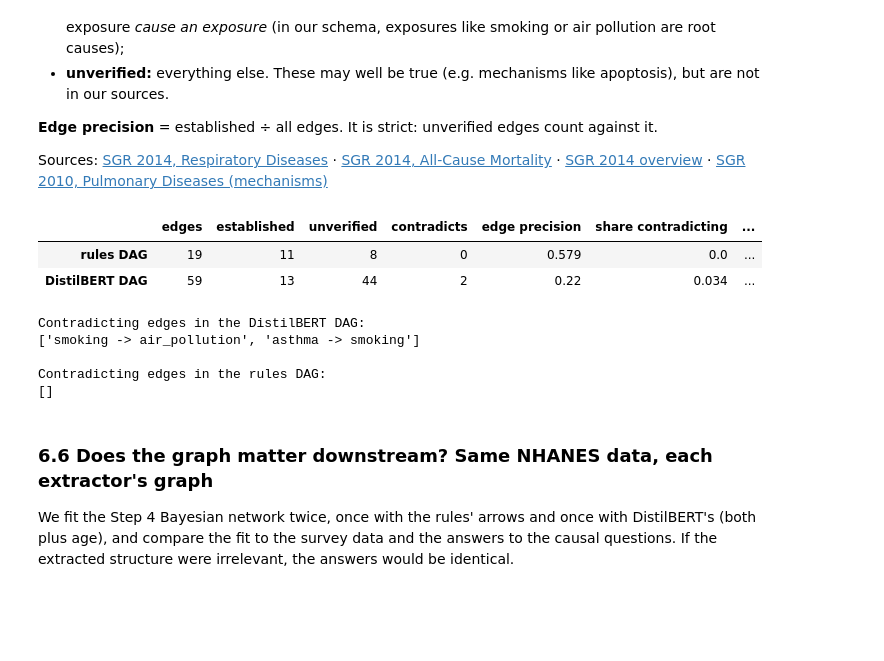
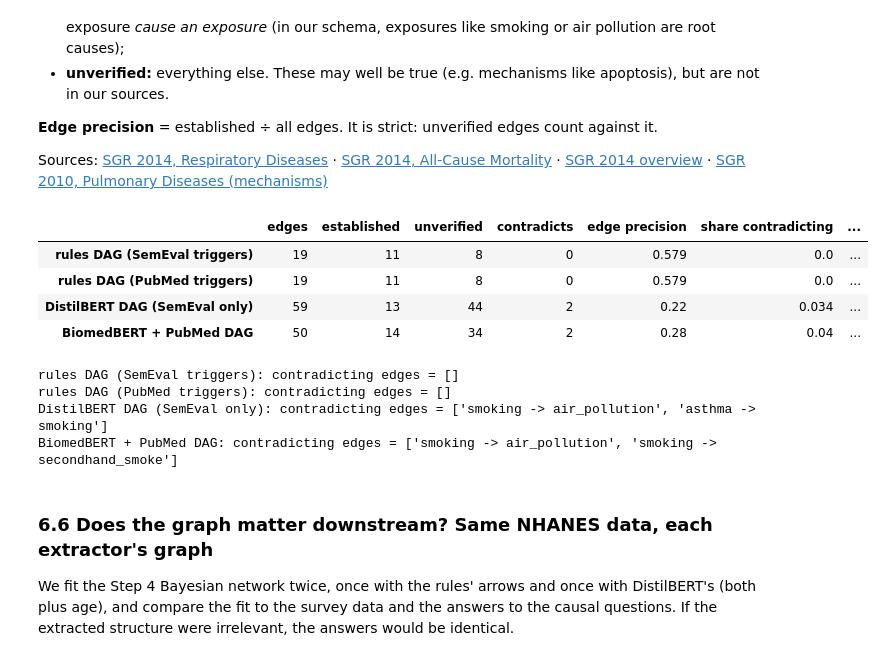
Before and after one commit to 111-DEBUG-111/Neuro-Symbolic-Causal-Inference-via-Language-Model-Knowledge-Extraction-and-Bayesian-Networks, a Jupyter notebook: causal_nlp.ipynb, the cells around one changed output. Cells and saved outputs as stored; diff of their text form; code cells hidden in the pictures; blank space fills up the shorter version.

```diff
--- a/causal_nlp.ipynb
+++ b/causal_nlp.ipynb
@@ -1636,0 +1831,5 @@ a reference list of known causal facts, and a check of the causal queries.
+# %%
+BIOMED_NAME = "microsoft/BiomedNLP-BiomedBERT-base-uncased-abstract"
+biomed_tok_plain = AutoTokenizer.from_pretrained(BIOMED_NAME)
+pd.DataFrame({w: {"DistilBERT (general English)": " ".join(tokenizer.tokenize(w)), "BiomedBERT (PubMed)": " ".join(biomed_tok_plain.tokenize(w))}
+              for w in ["emphysema", "bronchiectasis", "chronic obstructive pulmonary disease", "apoptosis"]}).T
@@ -1636,0 +1942,21 @@ a reference list of known causal facts, and a check of the causal queries.
+# %%
+for name, (tok, model) in fixed.items():
+    col = FIXED_MODELS[name][2]
+    pairs[f"{col}_pred"], pairs[f"{col}_conf"] = predict(model, pairs.tagged, tok=tok)
+    test_rows = df.split == "test"
+    df.loc[test_rows, f"{col}_pred"], df.loc[test_rows, f"{col}_conf"] = predict(model, df[test_rows].tagged, tok=tok)
+    pm_train[f"{col}_pred"] = pairs.loc[pm_train.index, f"{col}_pred"]
+pm_train["bert_pred"] = pairs.loc[pm_train.index, "bert_pred"]
+
+EXTRACTORS = {   # display name -> prediction column in `pairs`
+    "rules (SemEval triggers)": "rules_pred",
+    "rules (PubMed triggers)": "rules_pm_pred",
+    "DistilBERT (SemEval only)": "bert_pred",
+    "DistilBERT + PubMed": "dpm_pred",
+    "BiomedBERT + PubMed": "bio_pred",
+}
+pm_va = pm_train[pm_train.pm_split == "val"]
+pm_val_scores = pd.DataFrame({name: score(pm_va.label, pm_va[col]) for name, col in EXTRACTORS.items()}).T
+BEST_DL = pm_val_scores.loc[list(FIXED_MODELS)].f1.astype(float).idxmax()
+print("DL model chosen on PubMed validation:", BEST_DL)
+pm_val_scores
@@ -1636,0 +2009,9 @@ a reference list of known causal facts, and a check of the causal queries.
+# %%
+BEST_COL = FIXED_MODELS[BEST_DL][2]
+G_rpm_raw, dag_rules_pm, cycle_log_rules_pm = pubmed_dag("rules_pm_pred", None, "rules", Path("data/review/edges_rules_pubmed.csv"))
+G_fix_raw, dag_fixed, cycle_log_fixed = pubmed_dag(f"{BEST_COL}_pred", f"{BEST_COL}_conf", BEST_COL,
+                                                   Path(f"data/review/edges_{BEST_DL.split()[0].lower()}_pubmed.csv"))
+pd.DataFrame({"DistilBERT (SemEval only)": [G_bert_raw.number_of_edges(), len(cycle_log_bert), dag_bert.number_of_edges()],
+              "rules (PubMed triggers)": [G_rpm_raw.number_of_edges(), len(cycle_log_rules_pm), dag_rules_pm.number_of_edges()],
+              BEST_DL: [G_fix_raw.number_of_edges(), len(cycle_log_fixed), dag_fixed.number_of_edges()]},
+             index=["raw edges", "removed to break cycles", "final DAG edges"])
@@ -1845,47 +2228,48 @@ ESTABLISHED = {
     ("oxidative_stress", "copd"): "SGR 2010: oxidative stress has a role in causing COPD",
     ("smoking", "inflammation"): "SGR 2010: inflammation is a mechanism of smoking-caused disease",
     ("smoking", "infection"): "SGR 2014: smoking causes increased risk of tuberculosis",
     ("smoking", "exacerbations"): "SGR 2014: smoking causes asthma exacerbation in adults",
     ("copd", "mortality"): "SGR 2014: COPD mortality",
     ("emphysema", "mortality"): "SGR 2014: COPD (incl. emphysema) mortality",
     ("chronic_bronchitis", "mortality"): "SGR 2014: COPD (incl. chronic bronchitis) mortality",
     ("lung_cancer", "mortality"): "SGR 2014: lung cancer deaths",
 }
 
 
 def judge_edge(u, v):
     if (u, v) in ESTABLISHED:
         return "established"
     if (v, u) in ESTABLISHED or u == "mortality" or v in EXPOSURES:
         return "contradicts"
     return "unverified"
 
 
 def graph_report(dag):
     verdicts = pd.Series([judge_edge(u, v) for u, v in dag.edges])
     counts = verdicts.value_counts().reindex(["established", "unverified", "contradicts"], fill_value=0)
     return {"edges": dag.number_of_edges(), **counts.to_dict(), "edge precision": round(counts["established"] / len(verdicts), 3),
             "share contradicting": round(counts["contradicts"] / len(verdicts), 3),
             "established facts recovered": f"{counts['established']} of {len(ESTABLISHED)}"}
 
 
-graph_scores = pd.DataFrame({"rules DAG": graph_report(dag_rules), "DistilBERT DAG": graph_report(dag_bert)}).T
+ALL_DAGS = {"rules DAG (SemEval triggers)": dag_rules, "rules DAG (PubMed triggers)": dag_rules_pm,
+            "DistilBERT DAG (SemEval only)": dag_bert, f"{BEST_DL} DAG": dag_fixed}
+graph_scores = pd.DataFrame({name: graph_report(d) for name, d in ALL_DAGS.items()}).T
 graph_scores
 # %% [output]
 |  | edges | established | unverified | contradicts | edge precision | share contradicting | ... |
-| rules DAG | 19 | 11 | 8 | 0 | 0.579 | 0.0 | ... |
-| DistilBERT DAG | 59 | 13 | 44 | 2 | 0.22 | 0.034 | ... |
+| rules DAG (SemEval triggers) | 19 | 11 | 8 | 0 | 0.579 | 0.0 | ... |
+| rules DAG (PubMed triggers) | 19 | 11 | 8 | 0 | 0.579 | 0.0 | ... |
+| DistilBERT DAG (SemEval only) | 59 | 13 | 44 | 2 | 0.22 | 0.034 | ... |
+| BiomedBERT + PubMed DAG | 50 | 14 | 34 | 2 | 0.28 | 0.04 | ... |
 # %%
-print("Contradicting edges in the DistilBERT DAG:")
-print([f"{u} -> {v}" for u, v in dag_bert.edges if judge_edge(u, v) == "contradicts"])
-print("\nContradicting edges in the rules DAG:")
-print([f"{u} -> {v}" for u, v in dag_rules.edges if judge_edge(u, v) == "contradicts"])
+for name, d in ALL_DAGS.items():
+    print(f"{name}: contradicting edges =", [f"{u} -> {v}" for u, v in d.edges if judge_edge(u, v) == "contradicts"])
 # %% [output]
-Contradicting edges in the DistilBERT DAG:
-['smoking -> air_pollution', 'asthma -> smoking']
-
-Contradicting edges in the rules DAG:
-[]
+rules DAG (SemEval triggers): contradicting edges = []
+rules DAG (PubMed triggers): contradicting edges = []
+DistilBERT DAG (SemEval only): contradicting edges = ['smoking -> air_pollution', 'asthma -> smoking']
+BiomedBERT + PubMed DAG: contradicting edges = ['smoking -> air_pollution', 'smoking -> secondhand_smoke']
 # %% [markdown]
 ### 6.6 Does the graph matter downstream? Same NHANES data, each extractor's graph
 We fit the Step 4 Bayesian network twice, once with the rules' arrows and once with DistilBERT's (both plus age), and compare the
```
Also changed, not shown: parts of 39 cells of this notebook, 3 other files.
